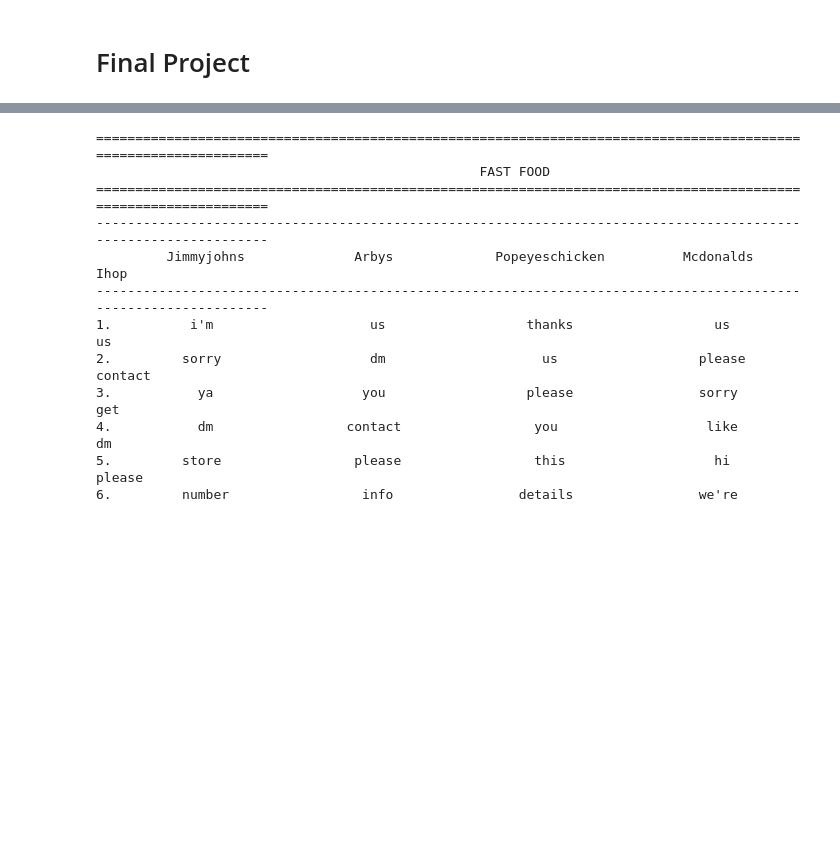
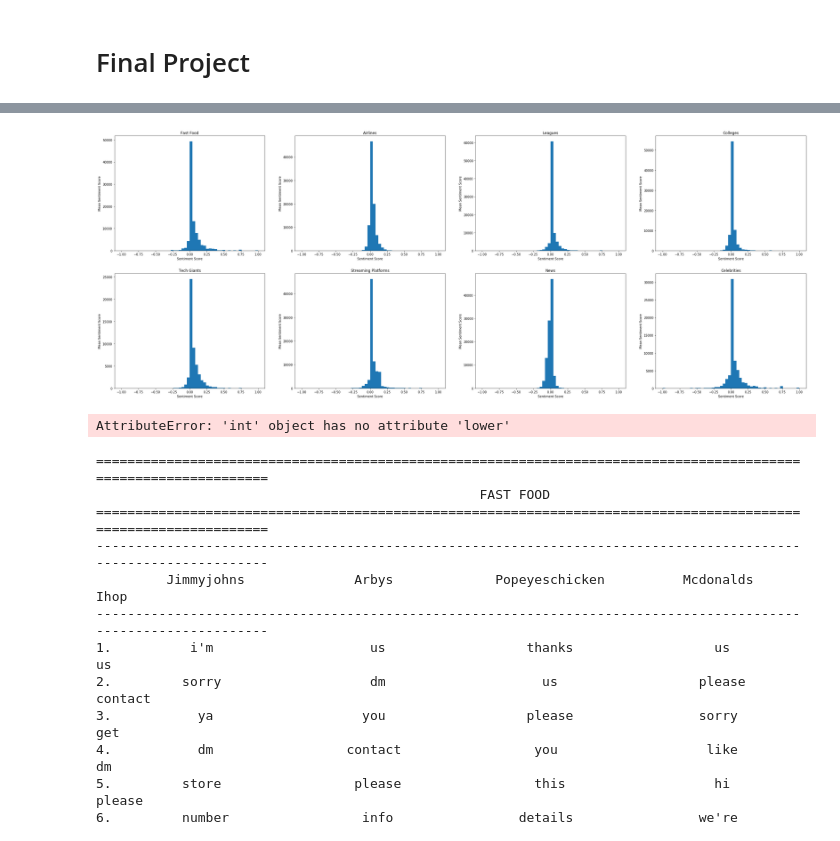
Before and after one commit to sejaldua/twitter-spheres, a Jupyter notebook: sentiment_analysis.ipynb, the cells around one changed output, grey strips where cells are left out. Saved outputs shown, nothing was run; the diff lists cells and outputs as text; code cells hidden in the pictures; blank space fills up the shorter version.

```diff
--- a/sentiment_analysis.ipynb
+++ b/sentiment_analysis.ipynb
@@ -193,3 +182,18 @@ fig.show()
+# %%
+# Plot bar charts of the average affinity score by account for each category
+fig, ax = plt.subplots(2, 4, figsize = (40, 15))
+
+for i in range(len(names)):
+    r = int(i / 4)
+    c = int(i % 4)
+    ax[r, c].hist(affin[i], bins=50, range=[-1, 1])
+    ax[r, c].set_title(categories[i].title())
+    ax[r, c].set_xlabel("Sentiment Score")
+    ax[r, c].set_ylabel("Mean Sentiment Score")
+
+fig.show()
+# %% [output]
+[figure, added]
 # %%
 # –––––––––––– Histogram parameters –––––––––––
 start = -1     # low end of the histogram
@@ -267,3 +252,15 @@ cb_by_acct = split_words(cb_words, cb_divider)
+# %%
+# Create account-level lists for each category
+ff_by_acct = split_words(fast_food, ff_names)
+al_by_acct = split_words(airlines, al_names)
+lg_by_acct = split_words(leagues, lg_names)
+cl_by_acct = split_words(colleges, cl_names)
+tg_by_acct = split_words(tech, tg_)
+st_by_acct = split_words(streaming, st_divider)
+nw_by_acct = split_words(news, nw_divider)
+cb_by_acct = split_words(celebs, cb_divider)
+# %% [output]
+AttributeError: 'int' object has no attribute 'lower'
 # %%
 # Find top 10 words for each account in a category
 def top_10_by_acct(words):
```
Also changed, not shown: parts of 15 cells of this notebook, 5 other files.
